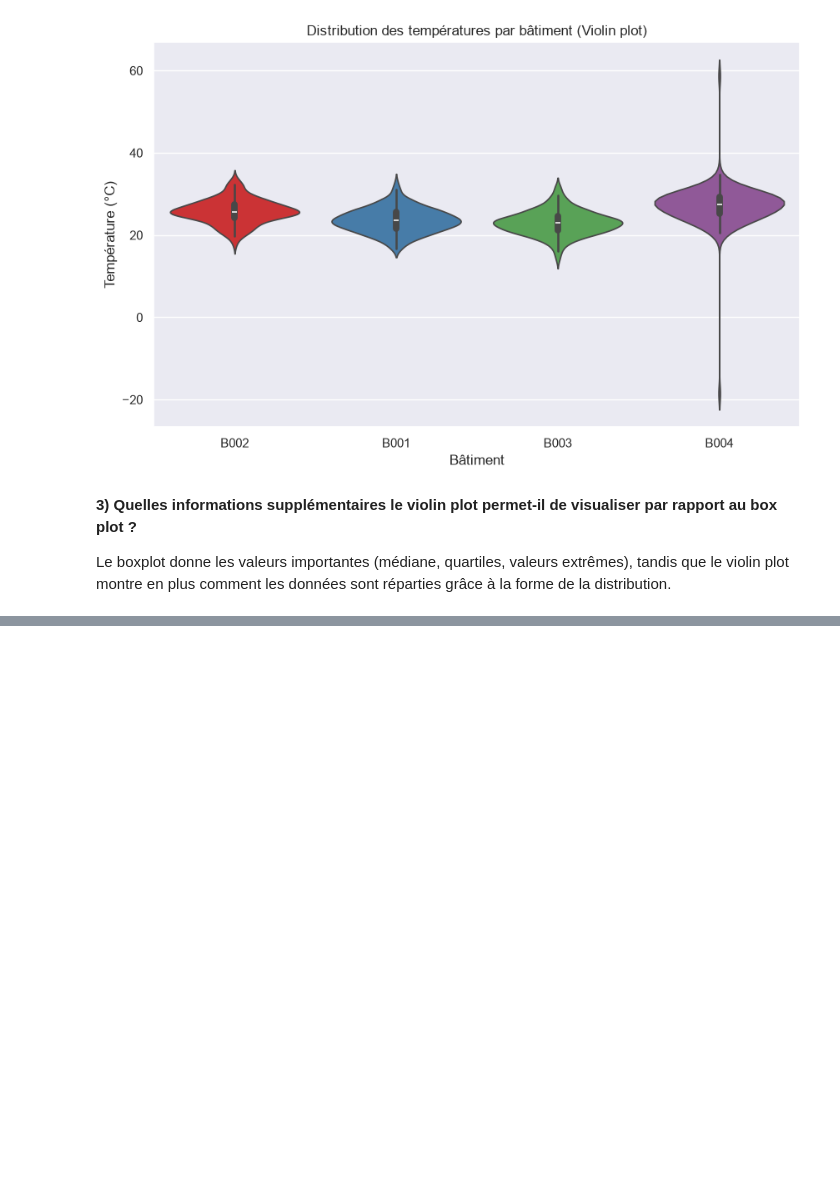
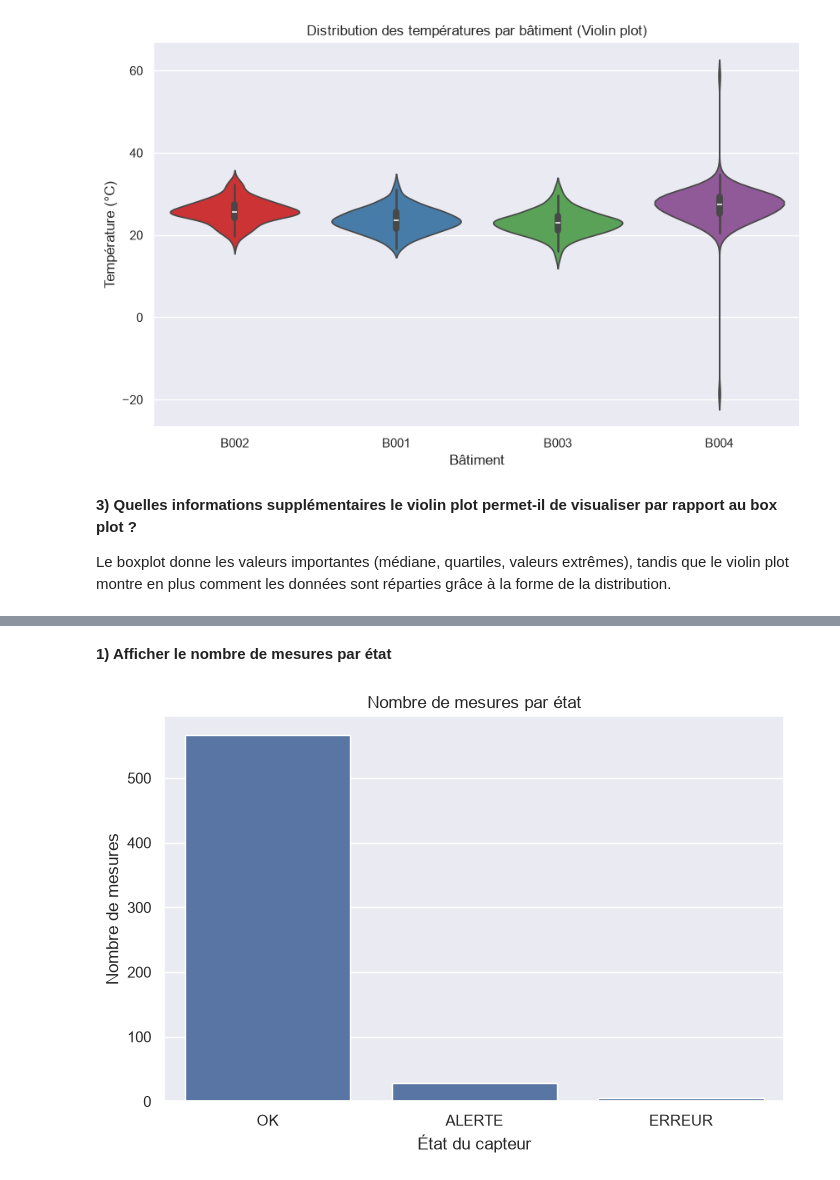
Before and after one commit to galassmyname/Atelier-Seaborn, a Jupyter notebook: atelier_seaborn_iot/notebooks/atelier_seaborn_iot.ipynb, the cells around one changed output, grey strips where cells are left out. Cells and saved outputs as stored; diff of their text form; code cells hidden in the pictures; blank space fills up the shorter version.

```diff
--- a/atelier_seaborn_iot/notebooks/atelier_seaborn_iot.ipynb
+++ b/atelier_seaborn_iot/notebooks/atelier_seaborn_iot.ipynb
@@ -285,0 +291,11 @@ Le boxplot donne les valeurs importantes (médiane, quartiles, valeurs extrêmes
+# %% [markdown]
+**1) Afficher le nombre de mesures par état**
+# %%
+plt.figure(figsize=(8, 5))
+sns.countplot(data=df, x="etat")
+plt.title("Nombre de mesures par état")
+plt.xlabel("État du capteur")
+plt.ylabel("Nombre de mesures")
+plt.show()
+# %% [output]
+[figure, added]
```
Also changed, not shown: parts of 6 cells of this notebook.
